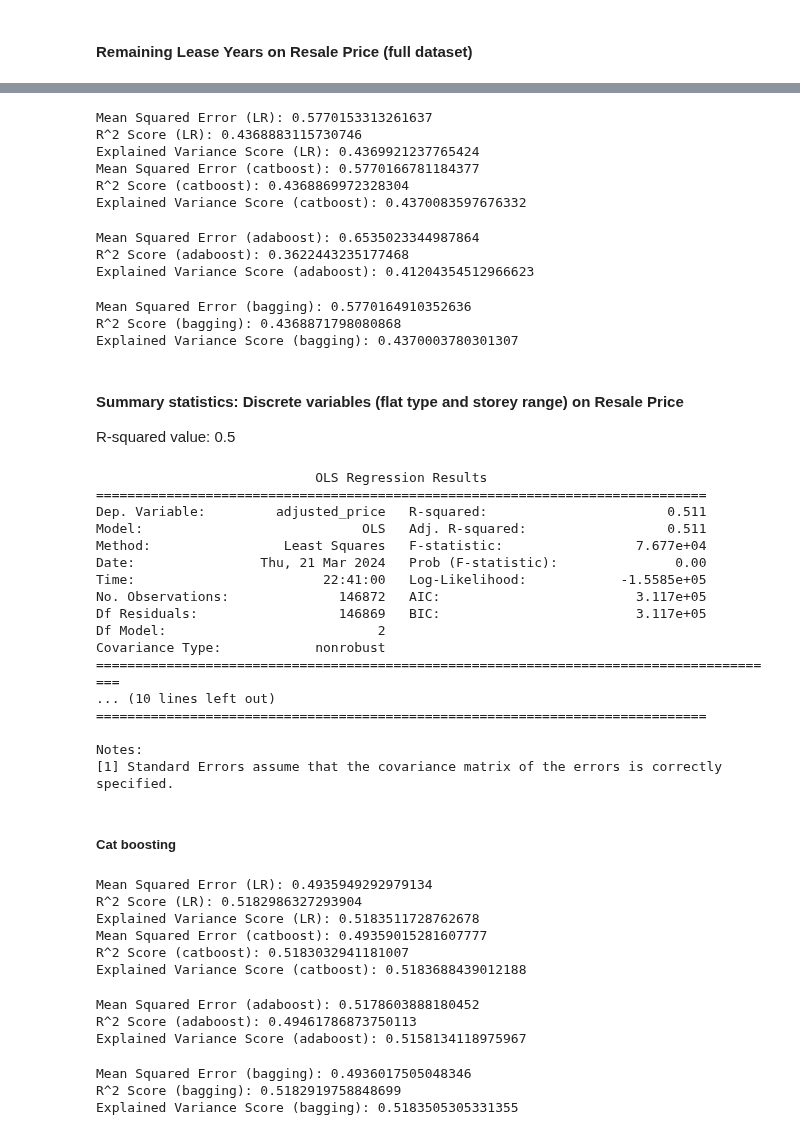
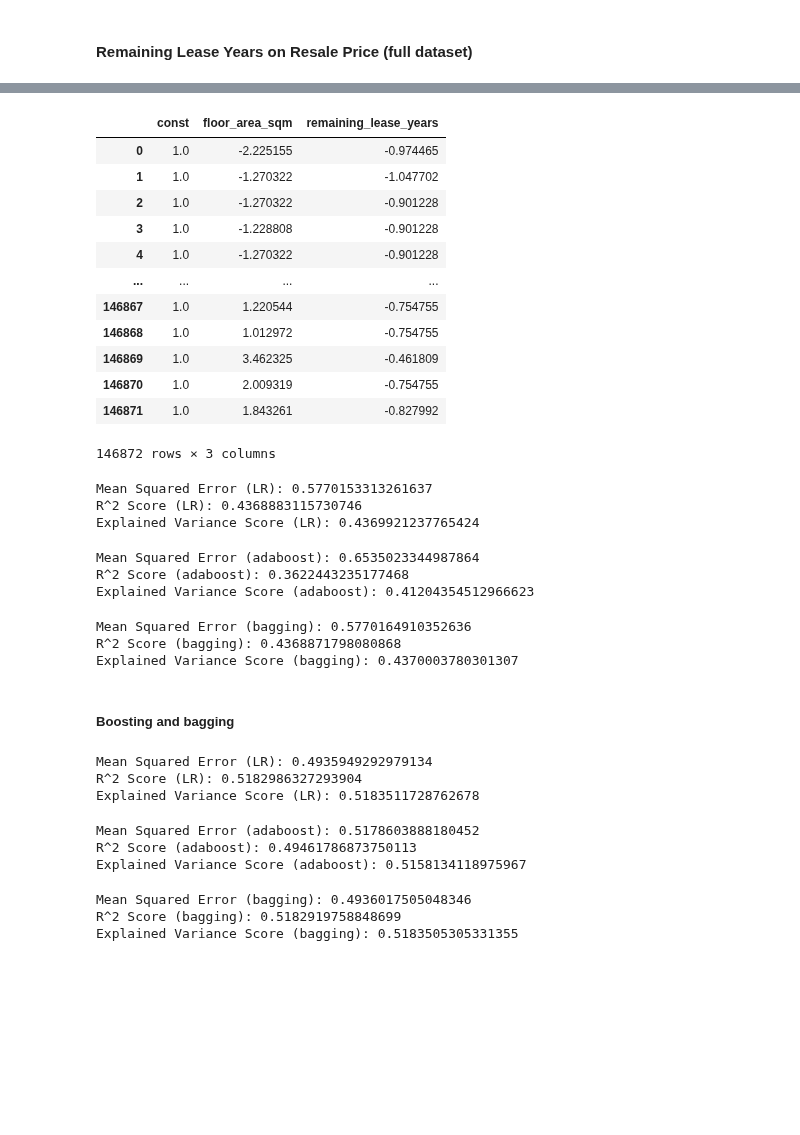
Before and after one commit to raphaelgohwx/datamining, a Jupyter notebook: LR.ipynb, the cells around one changed output, grey strips where cells are left out. Saved outputs shown, nothing was run; the diff lists cells and outputs as text; code cells hidden in the pictures; blank space fills up the shorter version.

```diff
--- a/LR.ipynb
+++ b/LR.ipynb
@@ -637,62 +646,43 @@ Covariance Type:            nonrobust
 
 Notes:
 [1] Standard Errors assume that the covariance matrix of the errors is correctly specified.
+# %%
+X_combined
+# %% [output]
+|  | const | floor_area_sqm | remaining_lease_years |
+| 0 | 1.0 | -2.225155 | -0.974465 |
+| 1 | 1.0 | -1.270322 | -1.047702 |
+| 2 | 1.0 | -1.270322 | -0.901228 |
+| 3 | 1.0 | -1.228808 | -0.901228 |
+| 4 | 1.0 | -1.270322 | -0.901228 |
+| ... | ... | ... | ... |
+| 146867 | 1.0 | 1.220544 | -0.754755 |
+| 146868 | 1.0 | 1.012972 | -0.754755 |
+| 146869 | 1.0 | 3.462325 | -0.461809 |
+| 146870 | 1.0 | 2.009319 | -0.754755 |
+| 146871 | 1.0 | 1.843261 | -0.827992 |
+146872 rows × 3 columns
 # %%
 linearRegressionFunctionMulti(X_combined,y1, ['floor_area_sqm', 'remaining_lease_years'])
-catboostFunctionMulti(X_combined,y1, ['floor_area_sqm', 'remaining_lease_years'])
+# catboostFunctionMulti(X_combined,y1, ['floor_area_sqm', 'remaining_lease_years'])
 adaboostFunctionMulti(X_combined,y1, ['floor_area_sqm', 'remaining_lease_years'])
 baggingFunctionMulti(X_combined,y1, ['floor_area_sqm', 'remaining_lease_years'])
 # %% [output]
 Mean Squared Error (LR): 0.5770153313261637
 R^2 Score (LR): 0.4368883115730746
 Explained Variance Score (LR): 0.4369921237765424
-Mean Squared Error (catboost): 0.5770166781184377
-R^2 Score (catboost): 0.4368869972328304
-Explained Variance Score (catboost): 0.4370083597676332
 Mean Squared Error (adaboost): 0.6535023344987864
 R^2 Score (adaboost): 0.3622443235177468
 Explained Variance Score (adaboost): 0.41204354512966623
 Mean Squared Error (bagging): 0.5770164910352636
 R^2 Score (bagging): 0.4368871798080868
 Explained Variance Score (bagging): 0.4370003780301307
-# %% [markdown]
-#### Summary statistics: Discrete variables (flat type and storey range) on Resale Price
-R-squared value: 0.5
-# %%
-numerical_dataset = full_dataset.iloc[:, 4:6]
-
-# Add a constant to the feature set for statsmodels
-X_combined = sm.add_constant(numerical_dataset)
-
-# Fit the model
-model_sm = sm.OLS(y1, X_combined).fit()
-
-# Output the summary of the model
-print(model_sm.summary())
-# %% [output]
-                            OLS Regression Results
-==============================================================================
-Dep. Variable:         adjusted_price   R-squared:                       0.511
-Model:                            OLS   Adj. R-squared:                  0.511
-Method:                 Least Squares   F-statistic:                 7.677e+04
-Date:                Thu, 21 Mar 2024   Prob (F-statistic):               0.00
-Time:                        22:41:00   Log-Likelihood:            -1.5585e+05
-No. Observations:              146872   AIC:                         3.117e+05
-Df Residuals:                  146869   BIC:                         3.117e+05
-Df Model:                           2
-Covariance Type:            nonrobust
-========================================================================================
-... (10 lines left out)
-==============================================================================
-
-Notes:
-[1] Standard Errors assume that the covariance matrix of the errors is correctly specified.
 # %% [markdown]
-##### Cat boosting
+##### Boosting and bagging
 # %%
 variables = ['flat_type_encoded', 'storey_range_encoded']
 linearRegressionFunctionMulti(X_combined,y1, variables)
-catboostFunctionMulti(X_combined,y1, variables)
+# catboostFunctionMulti(X_combined,y1, variables)
 adaboostFunctionMulti(X_combined,y1, variables)
 baggingFunctionMulti(X_combined,y1, variables)
 
@@ -701,9 +691,6 @@ baggingFunctionMulti(X_combined,y1, variables)
 Mean Squared Error (LR): 0.4935949292979134
 R^2 Score (LR): 0.5182986327293904
 Explained Variance Score (LR): 0.5183511728762678
-Mean Squared Error (catboost): 0.49359015281607777
-R^2 Score (catboost): 0.5183032941181007
-Explained Variance Score (catboost): 0.5183688439012188
 Mean Squared Error (adaboost): 0.5178603888180452
 R^2 Score (adaboost): 0.49461786873750113
 Explained Variance Score (adaboost): 0.5158134118975967
```
Also changed, not shown: parts of 24 cells of this notebook.
